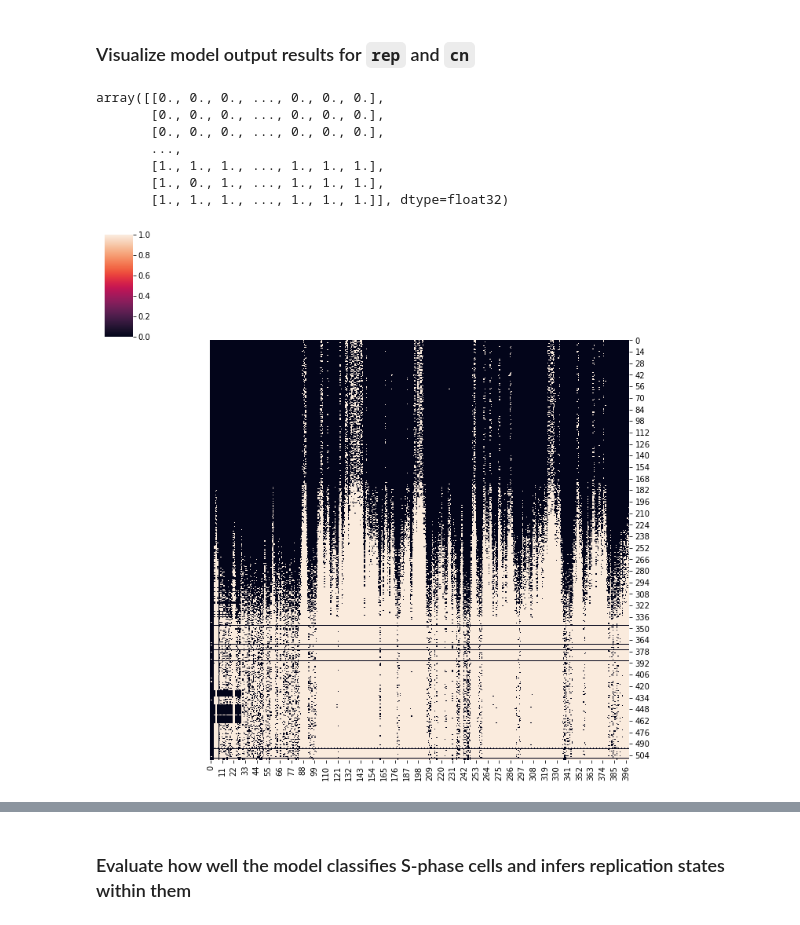
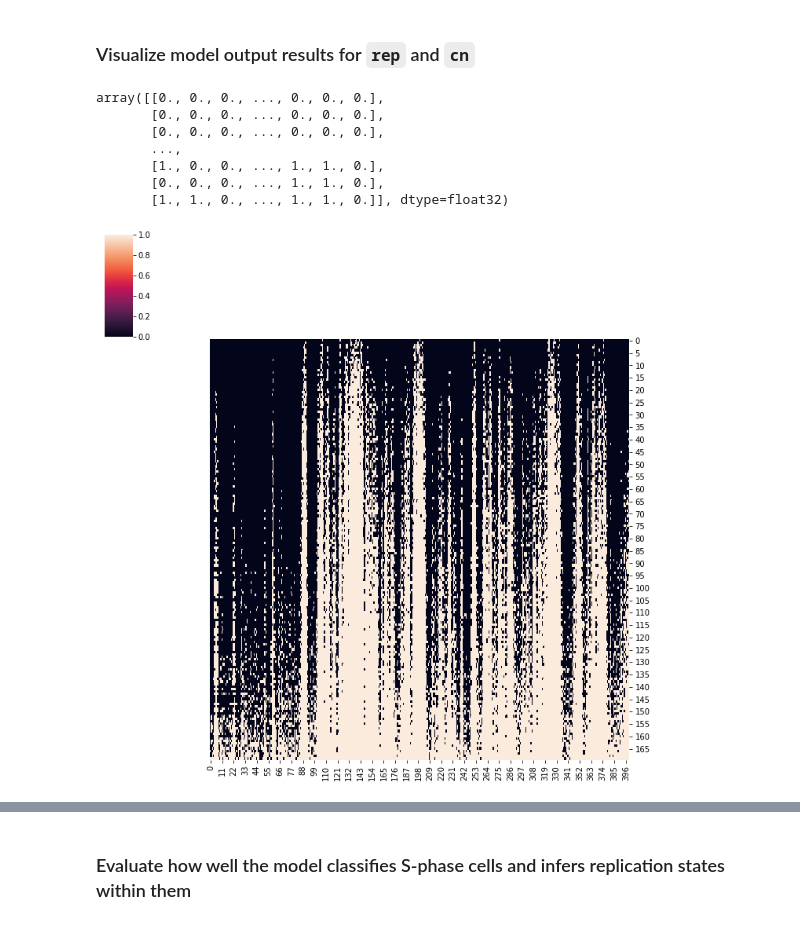
Before and after one commit to shahcompbio/scdna_replication_tools, a Jupyter notebook: notebooks/simulate_s_simple_inference.ipynb, the cells around one changed output, grey strips where cells are left out. Saved outputs shown, nothing was run; the diff lists cells and outputs as text; code cells hidden in the pictures.

Commit message:
got notebook to run with library-specific to gc bias, running in pyro_model.py now

```diff
--- a/notebooks/simulate_s_simple_inference.ipynb
+++ b/notebooks/simulate_s_simple_inference.ipynb
@@ -301,13 +370,14 @@ gc = gc.type(torch.float32)
 # %%
 
 @config_enumerate
-def model_S(gc_profile, cn0=None, rt0=None, num_cells=None, num_loci=None, poly_degree=4, data=None, cn_prior=None, t_alpha_prior=None, t_beta_prior=None, t_init=None):
+def model_S(gc_profile, libs, cn0=None, rt0=None, num_cells=None, num_loci=None, poly_degree=4, data=None, cn_prior=None, t_alpha_prior=None, t_beta_prior=None, t_init=None):
     assert (num_cells is None) != (data is None)
 
     if data is not None:
         num_loci, num_cells = data.shape
     elif cn0 is not None:
         num_loci, num_cells = cn0.shape
+    num_libraries = int(torch.max(libs).item() + 1)
 
     # controls the consistency of replicating on time
     a = pyro.param('a', torch.tensor([10.]))
@@ -317,8 +387,8 @@ def model_S(gc_profile, cn0=None, rt0=None, num_cells=None, num_loci=None, poly_
 
     # gc bias params
     # these should be conditioned based on fitted values for G1-phase cells
-    beta_means = pyro.sample('beta_means', dist.Normal(0., 1.).expand([poly_degree+1]).to_event(1))
-    beta_stds = pyro.param('beta_stds', torch.logspace(start=0, end=-poly_degree, steps=(poly_degree+1)),
+    beta_means = pyro.sample('beta_means', dist.Normal(0., 1.).expand([num_libraries, poly_degree+1]).to_event(2))
+    beta_stds = pyro.param('beta_stds', torch.logspace(start=0, end=-poly_degree, steps=(poly_degree+1)).reshape(1, -1).expand([num_libraries, poly_degree+1]),
                            constraint=constraints.positive)
 
     if rt0 is not None:
@@ -363,8 +433,8 @@ def model_S(gc_profile, cn0=None, rt0=None, num_cells=None, num_loci=None, poly_
 
         u = pyro.sample('u', dist.Normal(u_guess, u_stdev))
 
-        # sample beta params for each cell
-        betas = pyro.sample('betas', dist.Normal(beta_means, beta_stds).to_event(1))
+        # sample beta params for each cell based on which library the cell belongs to
+        betas = pyro.sample('betas', dist.Normal(beta_means[libs], beta_stds[libs]).to_event(1))
 
         with pyro.plate('num_loci', num_loci):
 
@@ -435,14 +505,14 @@ Warning: using box for unknown shape plain
 # %%
 # Simulate conditioned on a and betas, get reads, replication timing etc
 
-def simulate_s_cells(model, gc, cn, rt, num_cells, condition_dict={}):
+def simulate_s_cells(model, gc, libs, cn, rt, num_cells, condition_dict={}):
     pyro.clear_param_store()
 
     conditioned_model = poutine.condition(model, data=condition_dict)
 
     model_trace = pyro.poutine.trace(conditioned_model)
 
-    samples = model_trace.get_trace(gc, cn, rt, num_cells=num_cells)
+    samples = model_trace.get_trace(gc, libs, cn, rt, num_cells=num_cells)
 
     t = samples.nodes['t']['value']
     a = samples.nodes['a']['value']
@@ -462,14 +532,15 @@ def simulate_s_cells(model, gc, cn, rt, num_cells, condition_dict={}):
     return reads, rep_cn, rep, p_rep, betas, nb_r, u, a, t
 # %%
 # simulate cells from all cycle states from the S-phase model
+# note that I am no longer using this function -- I'm just simulating S-phase cells here
 
-def simulate_all_phases(model, gc, cn, rt, condition_dict={}):
+def simulate_all_phases(model, gc, libs, cn, rt, condition_dict={}):
     num_loci, num_cells = cn.shape
 
     # simulate s-phase cells
     condition_dict_s = condition_dict.copy()
     reads_s, rep_cn_s, rep_s, p_rep_s, betas_s, nb_r_s, u_s, a_s, t_s = simulate_s_cells(
-        model, gc, cn, rt, num_cells, condition_dict=condition_dict_s
+        model, gc, libs, cn, rt, num_cells, condition_dict=condition_dict_s
     )
 
     # simulate G1-phase cells
@@ -477,7 +548,7 @@ def simulate_all_phases(model, gc, cn, rt, condition_dict={}):
     condition_dict_g1['t'] = torch.zeros(num_cells)
     # condition_dict_g1['rep'] = torch.zeros(num_loci, num_cells)
     reads_g1, rep_cn_g1, rep_g1, p_rep_g1, betas_g1, nb_r_g1, u_g1, a_g1, t_g1 = simulate_s_cells(
-        model, gc, cn, rt, num_cells, condition_dict=condition_dict_g1
+        model, gc, libs, cn, rt, num_cells, condition_dict=condition_dict_g1
     )
 
     # simulate G2-phase cells
@@ -485,7 +556,7 @@ def simulate_all_phases(model, gc, cn, rt, condition_dict={}):
     condition_dict_g2['t'] = torch.ones(num_cells)
     # condition_dict_g2['rep'] = torch.ones(num_loci, num_cells)
     reads_g2, rep_cn_g2, rep_g2, p_rep_g2, betas_g2, nb_r_g2, u_g2, a_g2, t_g2 = simulate_s_cells(
-        model, gc, cn, rt, num_cells, condition_dict=condition_dict_g2
+        model, gc, libs, cn, rt, num_cells, condition_dict=condition_dict_g2
     )
 
     # concatenate along cell axis for cell params
@@ -514,8 +585,12 @@ condition_dict = {
     'beta_stds': beta_stds_g1
 }
 
-reads, rep_cn, rep, p_rep, betas_s, nb_r, u, a, t, cn, num_cells = simulate_all_phases(
-    model_S, gc, cn, rt, condition_dict=condition_dict
+# reads, rep_cn, rep, p_rep, betas_s, nb_r, u, a, t, cn, num_cells = simulate_all_phases(
+#     model_S, gc, libs, cn, rt, condition_dict=condition_dict
+# )
+
+reads, rep_cn, rep, p_rep, betas_s, nb_r, u, a, t = simulate_s_cells(
+    model_S, gc, libs, cn, rt, num_cells, condition_dict=condition_dict
 )
 # %%
 # come up with initialization for phase probabilities
@@ -731,8 +796,8 @@ conditioned_model = poutine.condition(
 #         'nb_r': nb_r,
 #         'cn': cn,
 #         'u': u
-#         'beta_means': beta_means_fit,
-#         'beta_stds': beta_stds_fit
+        'beta_means': beta_means_fit,
+        'beta_stds': beta_stds_fit
     })
 
 guide = AutoDelta(
@@ -800,28 +865,28 @@ plt.title('Convergence of SVI');
 # %%
 
 # Plot replicated state
 
-guide_trace = poutine.trace(guide).get_trace(gc, data=reads_norm, cn_prior=diploid_cn_prior, t_init=t_init)
+guide_trace = poutine.trace(guide).get_trace(gc, libs, data=reads_norm, cn_prior=diploid_cn_prior, t_init=t_init)
 trained_model = poutine.replay(conditioned_model, trace=guide_trace)
 
 inferred_model = infer_discrete(
     trained_model, temperature=0,
     first_available_dim=-3)
-trace = poutine.trace(inferred_model).get_trace(gc, data=reads_norm, cn_prior=diploid_cn_prior, t_init=t_init)
+trace = poutine.trace(inferred_model).get_trace(gc, libs, data=reads_norm, cn_prior=diploid_cn_prior, t_init=t_init)
 
 sns.clustermap(trace.nodes["rep"]["value"].numpy().astype(float).T[np.argsort(t), :],
                col_cluster=False, row_cluster=False)
 
 trace.nodes["rep"]["value"].numpy()
 # %% [output]
 array([[0., 0., 0., ..., 0., 0., 0.],
        [0., 0., 0., ..., 0., 0., 0.],
        [0., 0., 0., ..., 0., 0., 0.],
        ...,
-       [1., 1., 1., ..., 1., 1., 1.],
-       [1., 0., 1., ..., 1., 1., 1.],
-       [1., 1., 1., ..., 1., 1., 1.]], dtype=float32)
+       [1., 0., 0., ..., 1., 1., 0.],
+       [0., 0., 0., ..., 1., 1., 0.],
+       [1., 1., 0., ..., 1., 1., 0.]], dtype=float32)
-[figure, old version]
+[figure, new version]
 # %%
 sns.clustermap(trace.nodes["cn"]["value"].numpy().astype(float).T[np.argsort(t), :],
                col_cluster=False, row_cluster=False)
```
Also changed, not shown: parts of 39 cells of this notebook, 1 other file.
